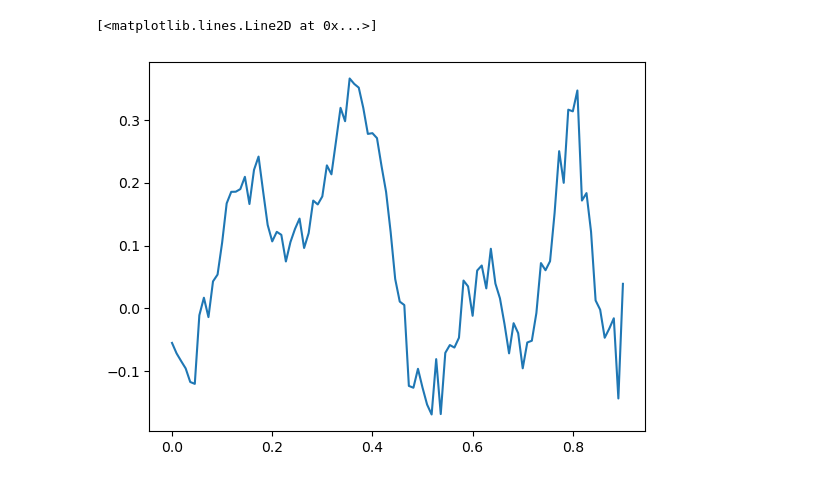
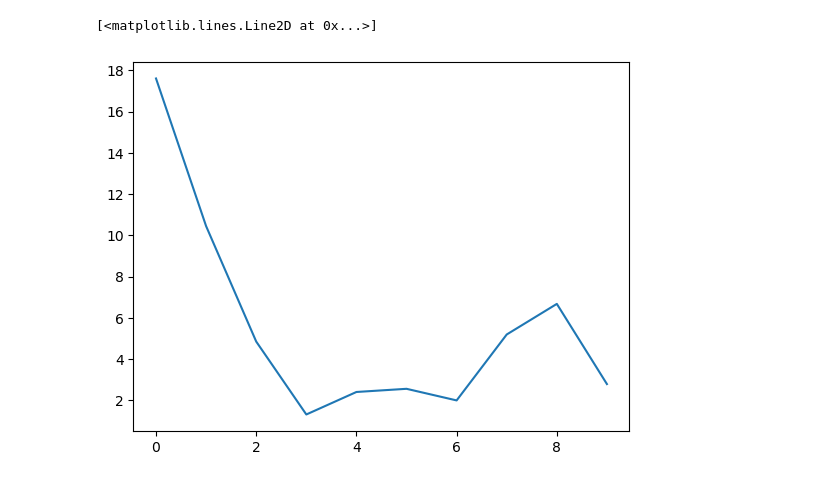
Before and after one commit to Roman20022002/AQA_Project, a Jupyter notebook: Training.ipynb, the cells around one changed output. Cells and saved outputs as stored; diff of their text form; code cells hidden in the pictures.

```diff
--- a/Training.ipynb
+++ b/Training.ipynb
@@ -80,5 +80,5 @@ plt.plot(x, f)
-# %%
-plt.plot(x, df)
-# %% [output]
-[<matplotlib.lines.Line2D at 0x...>]
-[figure, removed]
+# %%
+plt.plot(losses)
+# %% [output]
+[<matplotlib.lines.Line2D at 0x...>]
+[figure, added]
```
Also changed, not shown: parts of 5 cells of this notebook, 1 other file.
